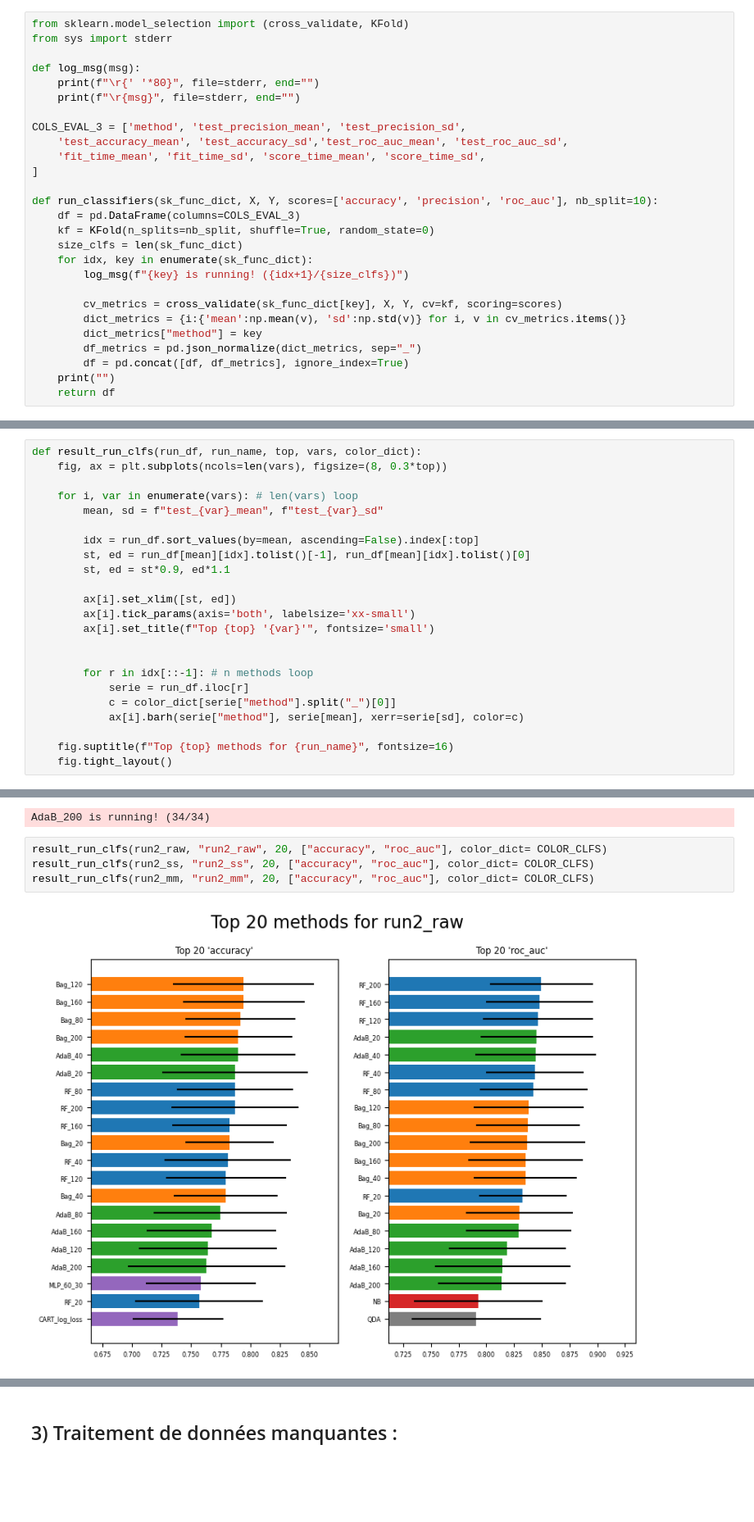
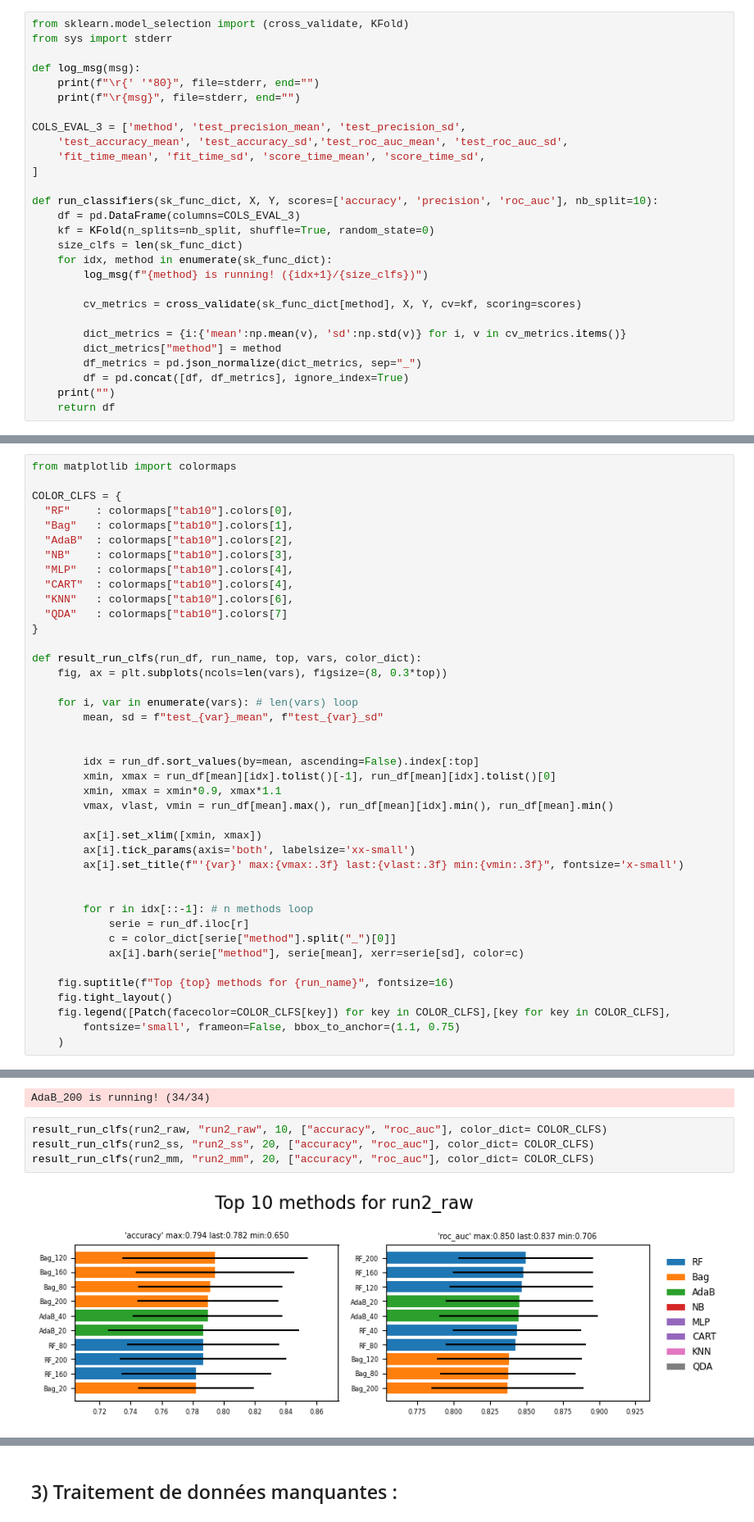
Before and after one commit to tyrosine-rex/tp_taa_apprentissage_supervisee, a Jupyter notebook: source/tp.ipynb, the cells around one changed output, grey strips where cells are left out. Shown: that part at 82% size. Saved outputs shown, nothing was run; the diff lists cells and outputs as text; blank space fills up the shorter version.

```diff
--- a/source/tp.ipynb
+++ b/source/tp.ipynb
@@ -591,12 +581,13 @@ def run_classifiers(sk_func_dict, X, Y, scores=['accuracy', 'precision', 'roc_au
     df = pd.DataFrame(columns=COLS_EVAL_3)
     kf = KFold(n_splits=nb_split, shuffle=True, random_state=0)
     size_clfs = len(sk_func_dict)
-    for idx, key in enumerate(sk_func_dict):
-        log_msg(f"{key} is running! ({idx+1}/{size_clfs})")
+    for idx, method in enumerate(sk_func_dict):
+        log_msg(f"{method} is running! ({idx+1}/{size_clfs})")
 
-        cv_metrics = cross_validate(sk_func_dict[key], X, Y, cv=kf, scoring=scores)
+        cv_metrics = cross_validate(sk_func_dict[method], X, Y, cv=kf, scoring=scores)
+
         dict_metrics = {i:{'mean':np.mean(v), 'sd':np.std(v)} for i, v in cv_metrics.items()}
-        dict_metrics["method"] = key
+        dict_metrics["method"] = method
         df_metrics = pd.json_normalize(dict_metrics, sep="_")
         df = pd.concat([df, df_metrics], ignore_index=True)
     print("")
@@ -643,17 +621,32 @@ COLOR_CLFS = {
 # %%
+from matplotlib import colormaps
+
+COLOR_CLFS = {
+  "RF"    : colormaps["tab10"].colors[0],
+  "Bag"   : colormaps["tab10"].colors[1],
+  "AdaB"  : colormaps["tab10"].colors[2],
+  "NB"    : colormaps["tab10"].colors[3],
+  "MLP"   : colormaps["tab10"].colors[4],
+  "CART"  : colormaps["tab10"].colors[4],
+  "KNN"   : colormaps["tab10"].colors[6],
+  "QDA"   : colormaps["tab10"].colors[7]
+}
+
 def result_run_clfs(run_df, run_name, top, vars, color_dict):
     fig, ax = plt.subplots(ncols=len(vars), figsize=(8, 0.3*top))
 
     for i, var in enumerate(vars): # len(vars) loop
         mean, sd = f"test_{var}_mean", f"test_{var}_sd"
 
+
         idx = run_df.sort_values(by=mean, ascending=False).index[:top]
-        st, ed = run_df[mean][idx].tolist()[-1], run_df[mean][idx].tolist()[0]
-        st, ed = st*0.9, ed*1.1
+        xmin, xmax = run_df[mean][idx].tolist()[-1], run_df[mean][idx].tolist()[0]
+        xmin, xmax = xmin*0.9, xmax*1.1
+        vmax, vlast, vmin = run_df[mean].max(), run_df[mean][idx].min(), run_df[mean].min()
 
-        ax[i].set_xlim([st, ed])
+        ax[i].set_xlim([xmin, xmax])
         ax[i].tick_params(axis='both', labelsize='xx-small')
-        ax[i].set_title(f"Top {top} '{var}'", fontsize='small')
+        ax[i].set_title(f"'{var}' max:{vmax:.3f} last:{vlast:.3f} min:{vmin:.3f}", fontsize='x-small')
 
 
         for r in idx[::-1]: # n methods loop
@@ -663,6 +656,9 @@ def result_run_clfs(run_df, run_name, top, vars, color_dict):
 
     fig.suptitle(f"Top {top} methods for {run_name}", fontsize=16)
     fig.tight_layout()
+    fig.legend([Patch(facecolor=COLOR_CLFS[key]) for key in COLOR_CLFS],[key for key in COLOR_CLFS],
+        fontsize='small', frameon=False, bbox_to_anchor=(1.1, 0.75)
+    )
 # %%
 result_run_clfs(run1, "run1", 10, ['accuracy', 'precision', 'roc_auc'], COLOR_CLFS)
 # %% [output]
@@ -802,8 +792,8 @@ AdaB_200 is running! (34/34)
 AdaB_200 is running! (34/34)
 AdaB_200 is running! (34/34)
 # %%
-result_run_clfs(run2_raw, "run2_raw", 20, ["accuracy", "roc_auc"], color_dict= COLOR_CLFS)
+result_run_clfs(run2_raw, "run2_raw", 10, ["accuracy", "roc_auc"], color_dict= COLOR_CLFS)
 result_run_clfs(run2_ss, "run2_ss", 20, ["accuracy", "roc_auc"], color_dict= COLOR_CLFS)
 result_run_clfs(run2_mm, "run2_mm", 20, ["accuracy", "roc_auc"], color_dict= COLOR_CLFS)
 # %% [output]
-[figure, old version]
+[figure, new version]
```
Also changed, not shown: parts of 21 cells of this notebook.
